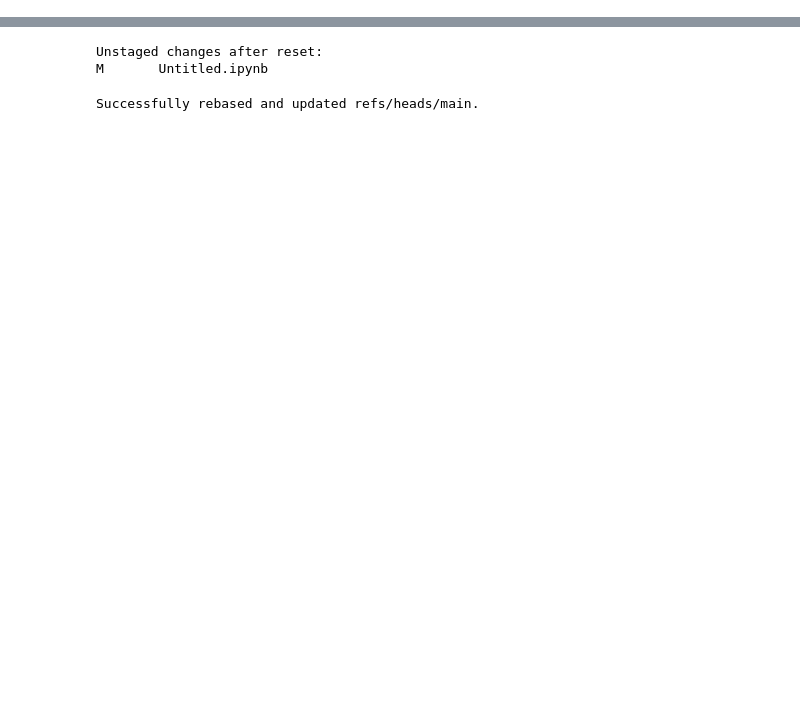
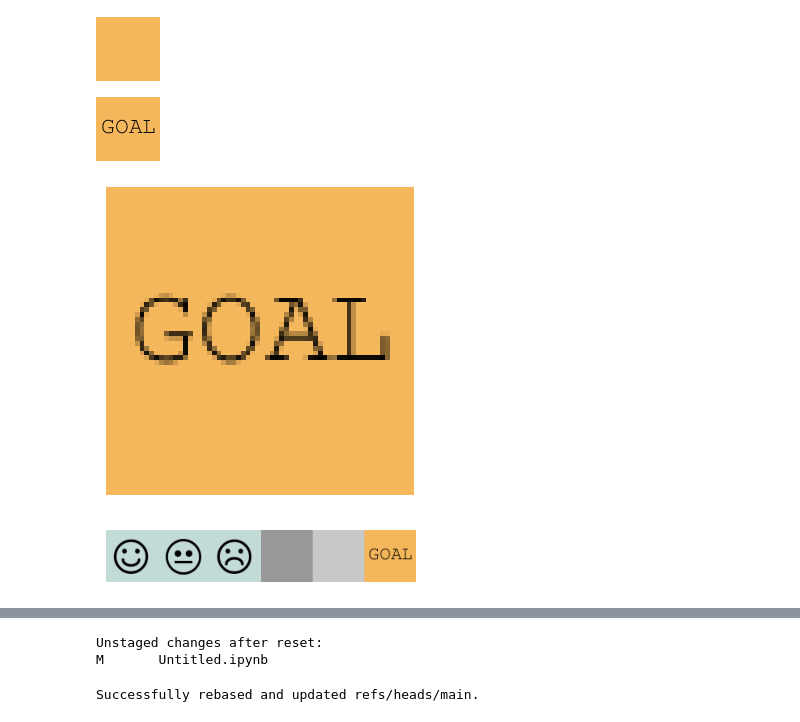
Before and after one commit to CodeSolutions2/learning_react, a Jupyter notebook: Untitled.ipynb, the cells around one changed output, grey strips where cells are left out. Saved outputs shown, nothing was run; the diff lists cells and outputs as text; code cells hidden in the pictures; blank space fills up the shorter version.

```diff
--- a/Untitled.ipynb
+++ b/Untitled.ipynb
@@ -86,3 +105,14 @@ phrase: ☹
+# %%
+# GOAL
+phrase = 'GOAL'
+dict_font = {'fontsize': 23, 'startfromleft': 5, 'startfromtop': 17}
+save_img_name = "goal"
+rgb_value = 245, 183, 91
+create_a_background(rgb_value, save_img_name, phrase, dict_font)
+# %% [output]
+[figure, added]
+[figure, added]
+[figure, added]
 # %%
 def plot_squares_in_strip(save_img_name_list):
 
@@ -105,0 +132,38 @@ def plot_squares_in_strip(save_img_name_list):
+# %%
+import sys
+from PIL import Image
+
+images = [Image.open(x) for x in ['positive_sentiment.png',
+                                  'neutral_sentiment.png',
+                                  'negative_sentiment.png', 'dark_grey.png', 'light_grey.png', 'goal.png']]
+
+
+widths, heights = zip(*(i.size for i in images))
+
+total_width = sum(widths)
+max_height = max(heights)
+
+image_tiles = Image.new('RGB', (total_width, max_height))
+
+x_offset = 0
+for im in images:
+  image_tiles.paste(im, (x_offset,0))
+  x_offset += im.size[0]
+
+image_tiles.save('atlasImage.png')
+
+
+# --------------------------------------
+
+# View image
+image_tiles = Image.open(f"/workspaces/codespaces_setup/atlasImage.png")
+
+# View a sample image
+fig, ax0 = plt.subplots(nrows=1, ncols=1, figsize=(4,4))
+
+ax0.imshow(image_tiles)
+ax0.axis('off')
+ax0.set_title("", size=20)
+plt.show()
+# %% [output]
+[figure, added]
```
Also changed, not shown: parts of 12 cells of this notebook, 6 other files.
